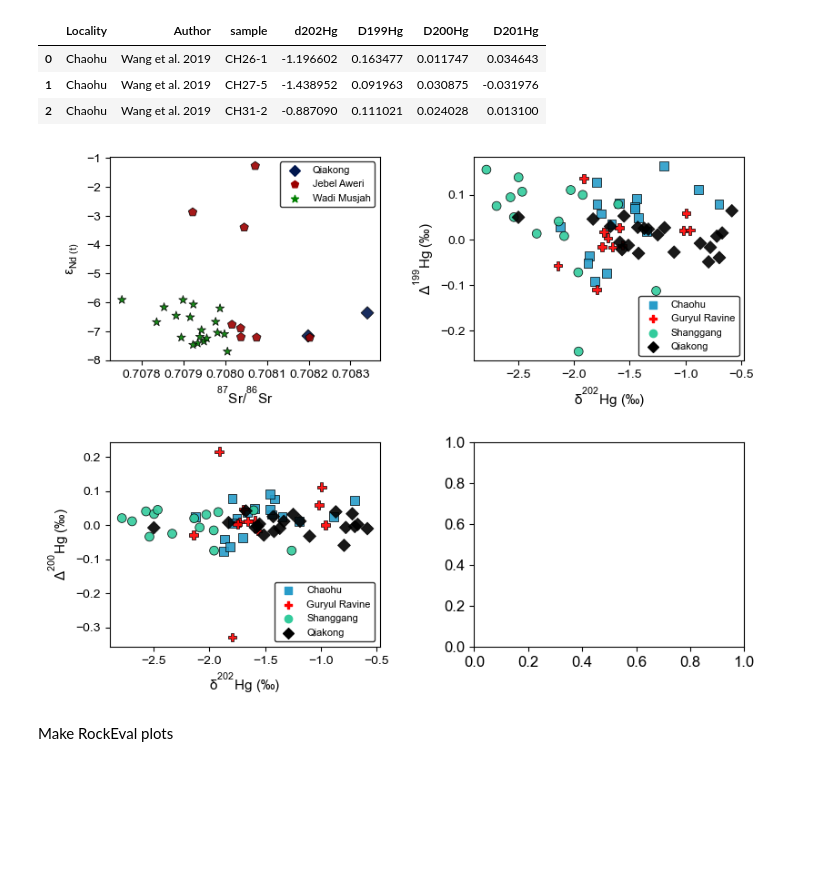
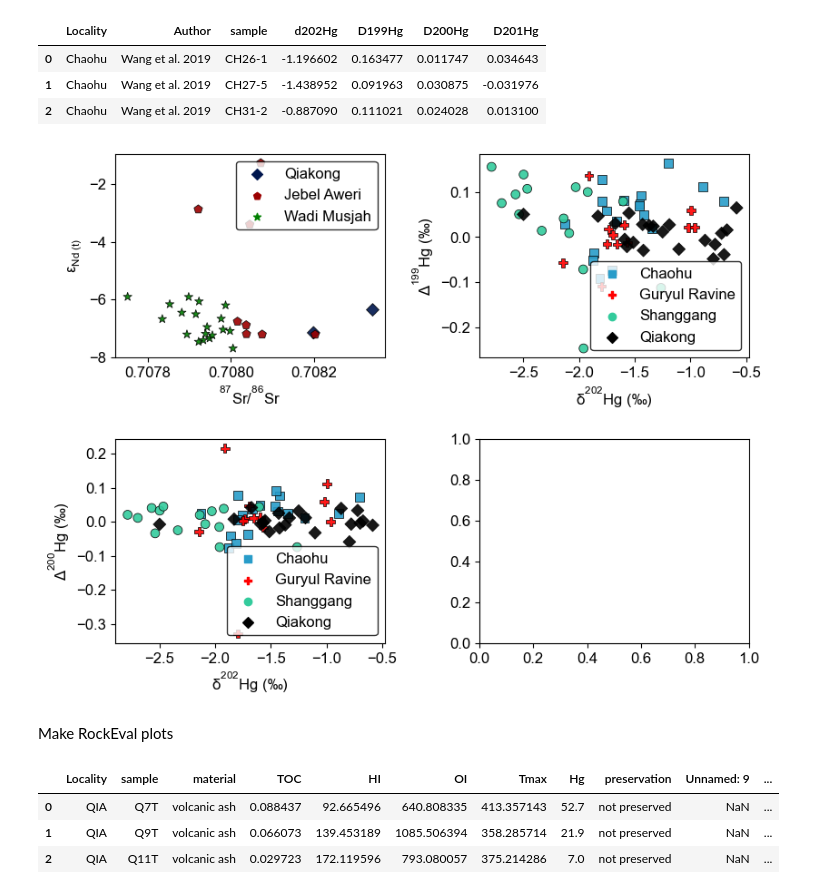
Before and after one commit to oluwaseun-edward/notebooks, a Jupyter notebook: covariation.ipynb, the cells around one changed output. Cells and saved outputs as stored; diff of their text form; code cells hidden in the pictures; blank space fills up the shorter version.

```diff
--- a/covariation.ipynb
+++ b/covariation.ipynb
@@ -68,8 +68,16 @@ x4 = [sha_V, qia_V]
 """This function takes 2 inputs, x and y, and returns the corresponding rho and p values
 calculated for the spearmans rank correlation function. x and y are lists of data for which this calculation is needed."""
 
-x1 = [[1,2,3], [4,5,6], [7,8,9]]
-y = [[1,2,3], [4,5,6], [7,8,9]]
+
+def spearman(x, y):
+    from scipy.stats import spearmanr
+    out = []
+    for i in range(len(x)):
+        rho, p = spearmanr(x[i], y[i], nan_policy='omit')
+        result = rho, p
+        out.append(result)
+    df = pd.DataFrame(out, columns=['rho', 'p'])
+    return df
 
 spearman(x1,y)
 # %% [output]
@@ -111,7 +119,7 @@ for ix, sub in enumerate(subs):
                     s=50, hue='Lithology', palette=colors, alpha=0.9,
                     style='Lithology', markers=markers,
                     )
-    ax[ix].tick_params(labelsize=11)
+    ax[ix].tick_params(labelsize=12)
     ax[ix].set_xlabel(xlabels[ix], fontsize=12)
     ax[ix].set_ylabel("Hg (ppb)", fontsize=12)
 ax0.axvline(x=0.2, linestyle='--', color='black', linewidth=1)
@@ -146,33 +154,40 @@ Nd=df["Nd(t)"]
 # %%
 fig, ((ax0, ax1), (ax2, ax3)) = plt.subplots(nrows=2, ncols=2,
                                              figsize=(9, 7), sharey=False)
-
+fig.subplots_adjust(hspace=0.4, wspace=0.35)
 x_labels = [r"$^{87}Sr/^{86}Sr$", r"$\delta^{202}Hg\;(‰)$",]
 y_labels = [r"$\epsilon_{Nd\;(t)}$", r"$\Delta^{199}Hg\;(‰)$", r"$\Delta^{200}Hg\;(‰)$"]
 sub1_colors = [colors[2], colors[4], 'green']
 sub2_colors = ["#289cc9", 'red', '#33cb9c', 'black']
 
 
 def make_subplots(dataset, x, y, ax, colors, markers, x_label, y_label, location):
-    fig.subplots_adjust(hspace=0.4, wspace=0.35)
     sns.scatterplot(data=dataset, x=x, y=y, ax=ax,
                     color='black', edgecolor='black', legend=True,
                     s=50, hue='Locality', palette=colors, alpha=0.9,
                     style='Locality', markers=markers,
                     )
-    ax.tick_params(labelsize=10)
-    ax.set_xlabel(x_label, fontsize=11)
-    ax.set_ylabel(y_label, fontsize=11)
-    ax.legend(loc=location, edgecolor='black', frameon=True,fontsize=8, ncol=1)
+    ax.tick_params(labelsize=12)
+    ax.set_xlabel(x_label, fontsize=12)
+    ax.set_ylabel(y_label, fontsize=12)
+    ax.legend(loc=location, edgecolor='black', frameon=True,fontsize=12, ncol=1)
 
 make_subplots(df, Sr, Nd, ax0, sub1_colors, markers2, x_labels[0], y_labels[0], "upper right")
 make_subplots(iso, iso['d202Hg'], iso['D199Hg'], ax1, sub2_colors,
               ['s', 'P', 'o', 'D'], x_labels[1], y_labels[1], "lower right")
 make_subplots(iso, iso['d202Hg'], iso['D200Hg'], ax2, sub2_colors,
               ['s', 'P', 'o', 'D'], x_labels[1], y_labels[2], "lower right")
 
 # plt.savefig(f'{save_path}hg-iso_Nd-Sr.pdf', dpi=600)
 # %% [output]
-[figure, old version]
+[figure, new version]
 # %% [markdown]
 Make RockEval plots
+# %%
+re = pd.read_excel("../manuscript_data.xlsx", sheet_name="rockeval")
+re.head(3)
+# %% [output]
+|  | Locality | sample | material | TOC | HI | OI | Tmax | Hg | preservation | Unnamed: 9 | ... |
+| 0 | QIA | Q7T | volcanic ash | 0.088437 | 92.665496 | 640.808335 | 413.357143 | 52.7 | not preserved | NaN | ... |
+| 1 | QIA | Q9T | volcanic ash | 0.066073 | 139.453189 | 1085.506394 | 358.285714 | 21.9 | not preserved | NaN | ... |
+| 2 | QIA | Q11T | volcanic ash | 0.029723 | 172.119596 | 793.080057 | 375.214286 | 7.0 | not preserved | NaN | ... |
```
Also changed, not shown: parts of 3 cells of this notebook, 2 other files.
